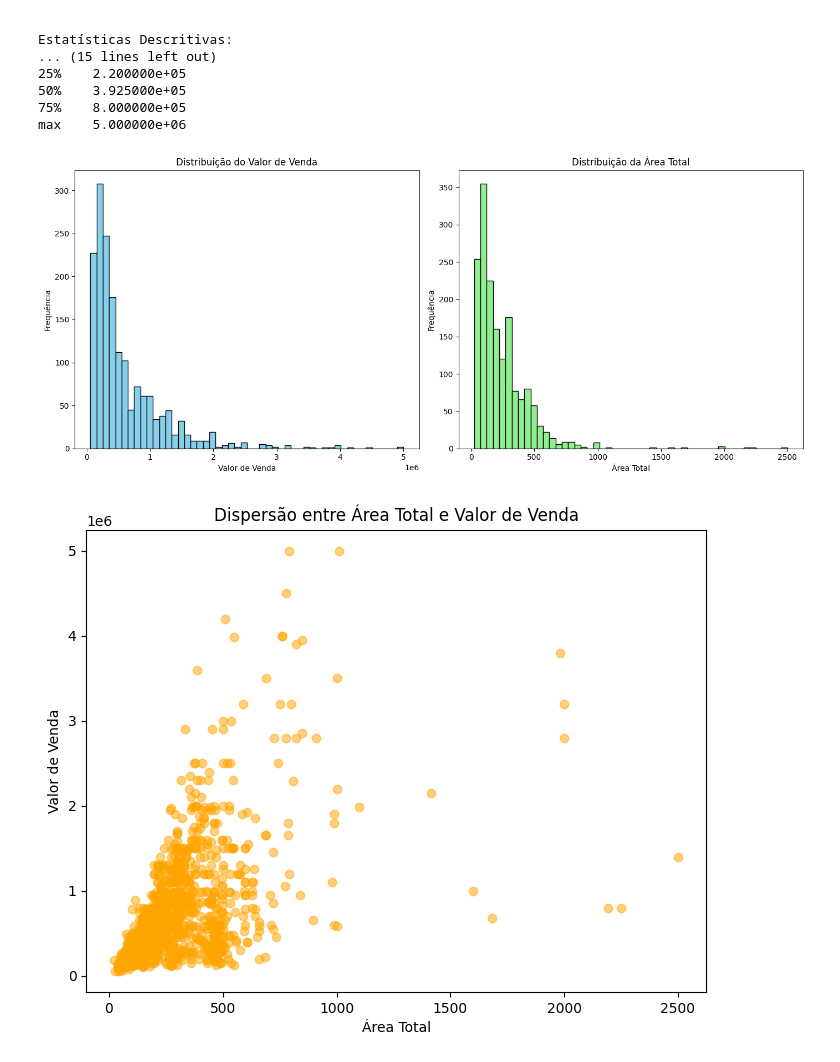
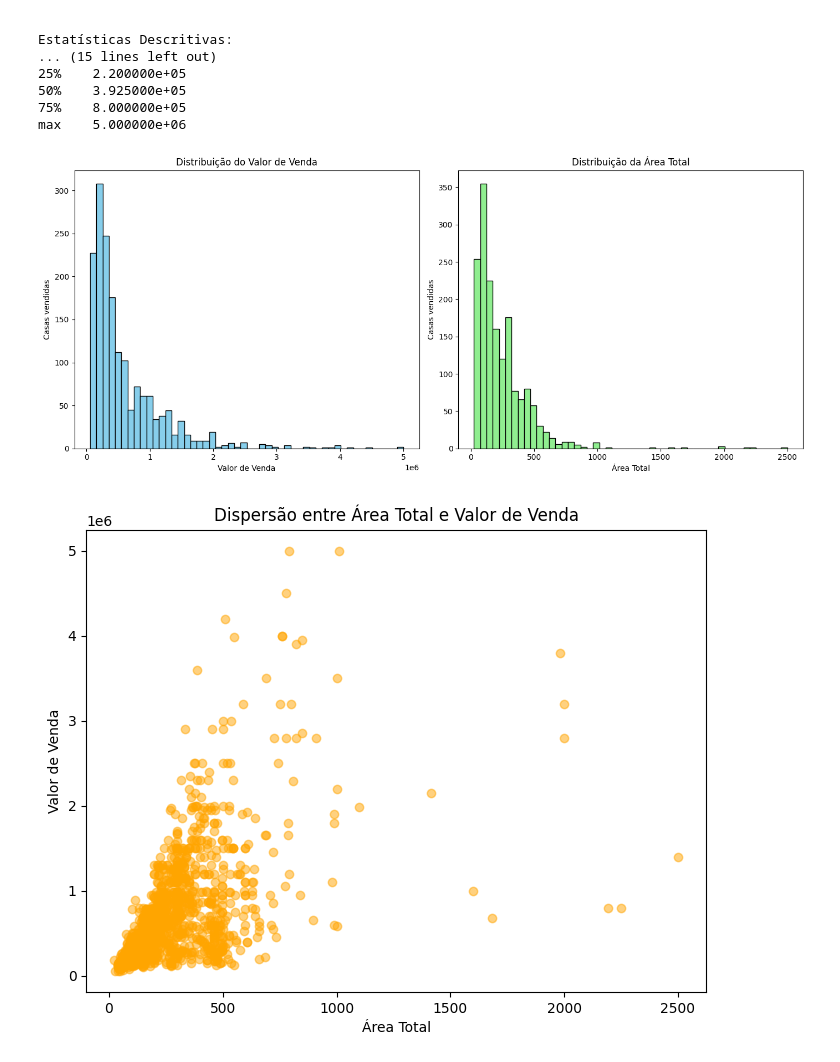
Before and after one commit to NathanAtaliba/C318_Project, a Jupyter notebook: 200k-1M.ipynb, the cells around one changed output. Drawn from its saved outputs; the diff is of its cells as text; code cells hidden in the pictures.

```diff
--- a/200M-1000M.ipynb
+++ b/200k-1M.ipynb
@@ -50,23 +50,23 @@ max    5.000000e+06
 # %%
 # Plotando gráficos para verificar as distribuições dos dados
 # Histograma de 'Valor Venda' e 'Área Total'
 plt.figure(figsize=(14, 6))
 plt.subplot(1, 2, 1)
 plt.hist(dfFiltrado['Valor Venda'], bins=50, color='skyblue', edgecolor='black')
 plt.title('Distribuição do Valor de Venda')
 plt.xlabel('Valor de Venda')
-plt.ylabel('Frequência')
+plt.ylabel('Casas vendidas')
 
 plt.subplot(1, 2, 2)
 plt.hist(dfFiltrado['Área Total'], bins=50, color='lightgreen', edgecolor='black')
 plt.title('Distribuição da Área Total')
 plt.xlabel('Área Total')
-plt.ylabel('Frequência')
+plt.ylabel('Casas vendidas')
 
 plt.tight_layout()
 plt.show()
 # %% [output]
-[figure, old version]
+[figure, new version]
 # %%
 # Gráfico de dispersão entre 'Área Total' e 'Valor Venda'
 plt.figure(figsize=(8, 6))
```
Also changed, not shown: parts of 2 cells of this notebook, 6 other files.
